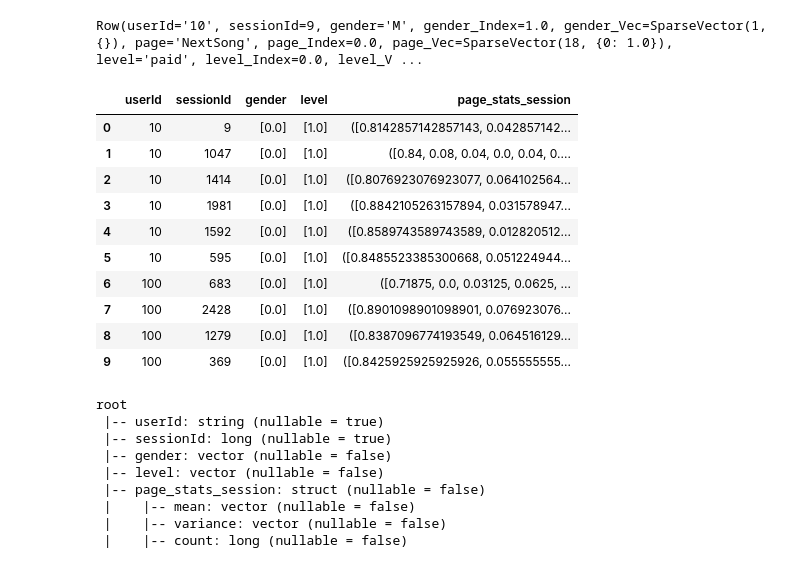
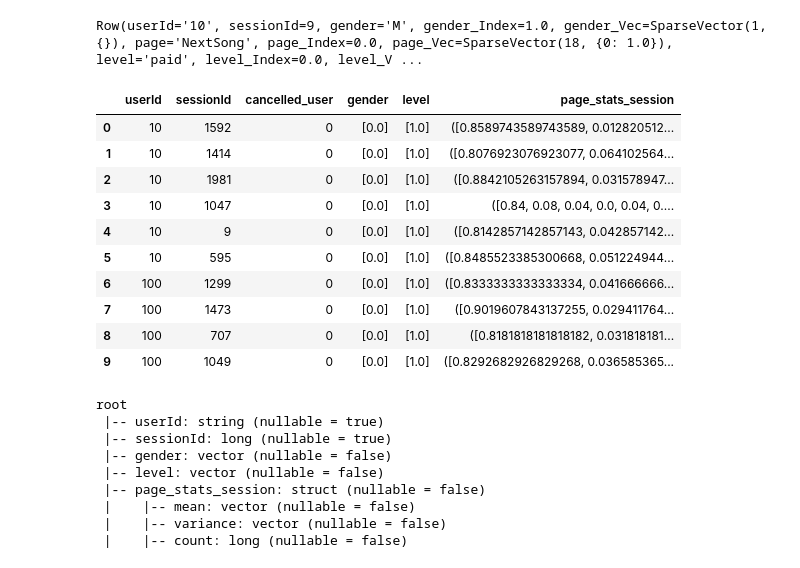
Before and after one commit to ChristopheBunn/Udacity-Data-Scientist-Nanodegree, a Jupyter notebook: Jupyter Notebooks/11 - Data Scientist Capstone/Sparkify_Bunn_v1.ipynb, the cells around one changed output. Drawn from its saved outputs; the diff is of its cells as text; code cells hidden in the pictures.

```diff
--- a/Jupyter Notebooks/11 - Data Scientist Capstone/Sparkify_Bunn_v1.ipynb
+++ b/Jupyter Notebooks/11 - Data Scientist Capstone/Sparkify_Bunn_v1.ipynb
@@ -731,26 +731,26 @@ Row(userId='10', sessionId=9, gender='M', gender_Index=1.0, gender_Vec=SparseVec
 # %%
 # Per session, aggregate mean/variance/count for page view vectors,
 # max for gender (doesn't matter what function I use, these values are always the same for a given user),
 # and mean for level (there can be different levels during a session)
 summarizer = Summarizer.metrics('mean', 'variance', 'count')
-sparkify_cat_df = sparkify_encoded_df.groupby(['userId', 'sessionId']) \
+sparkify_cat_df = sparkify_encoded_df.groupby(['userId', 'sessionId', 'cancelled_user']) \
                                      .agg(Summarizer.max(sparkify_encoded_df.gender_Vec).alias('gender'),
                                           Summarizer.mean(sparkify_encoded_df.level_Vec).alias('level'),
                                           summarizer.summary(sparkify_encoded_df.page_Vec).alias('page_stats_session')) \
                                      .sort('userId')
 sparkify_cat_df.toPandas().head(10)
 # %% [output]
-|  | userId | sessionId | gender | level | page_stats_session |
-| 0 | 10 | 9 | [0.0] | [1.0] | ([0.8142857142857143, 0.042857142... |
-| 1 | 10 | 1047 | [0.0] | [1.0] | ([0.84, 0.08, 0.04, 0.0, 0.04, 0.... |
-| 2 | 10 | 1414 | [0.0] | [1.0] | ([0.8076923076923077, 0.064102564... |
-| 3 | 10 | 1981 | [0.0] | [1.0] | ([0.8842105263157894, 0.031578947... |
-| 4 | 10 | 1592 | [0.0] | [1.0] | ([0.8589743589743589, 0.012820512... |
-| 5 | 10 | 595 | [0.0] | [1.0] | ([0.8485523385300668, 0.051224944... |
-| 6 | 100 | 683 | [0.0] | [1.0] | ([0.71875, 0.0, 0.03125, 0.0625, ... |
-| 7 | 100 | 2428 | [0.0] | [1.0] | ([0.8901098901098901, 0.076923076... |
-| 8 | 100 | 1279 | [0.0] | [1.0] | ([0.8387096774193549, 0.064516129... |
-| 9 | 100 | 369 | [0.0] | [1.0] | ([0.8425925925925926, 0.055555555... |
+|  | userId | sessionId | cancelled_user | gender | level | page_stats_session |
+| 0 | 10 | 1592 | 0 | [0.0] | [1.0] | ([0.8589743589743589, 0.012820512... |
+| 1 | 10 | 1414 | 0 | [0.0] | [1.0] | ([0.8076923076923077, 0.064102564... |
+| 2 | 10 | 1981 | 0 | [0.0] | [1.0] | ([0.8842105263157894, 0.031578947... |
+| 3 | 10 | 1047 | 0 | [0.0] | [1.0] | ([0.84, 0.08, 0.04, 0.0, 0.04, 0.... |
+| 4 | 10 | 9 | 0 | [0.0] | [1.0] | ([0.8142857142857143, 0.042857142... |
+| 5 | 10 | 595 | 0 | [0.0] | [1.0] | ([0.8485523385300668, 0.051224944... |
+| 6 | 100 | 1299 | 0 | [0.0] | [1.0] | ([0.8333333333333334, 0.041666666... |
+| 7 | 100 | 1473 | 0 | [0.0] | [1.0] | ([0.9019607843137255, 0.029411764... |
+| 8 | 100 | 707 | 0 | [0.0] | [1.0] | ([0.8181818181818182, 0.031818181... |
+| 9 | 100 | 1049 | 0 | [0.0] | [1.0] | ([0.8292682926829268, 0.036585365... |
 # %%
 sparkify_cat_df.printSchema()
 # %% [output]
```
Also changed, not shown: parts of 9 cells of this notebook.
